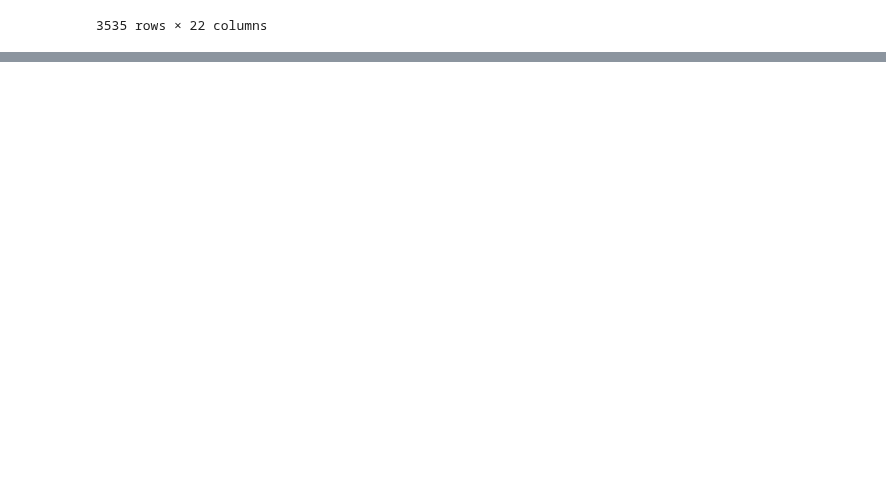
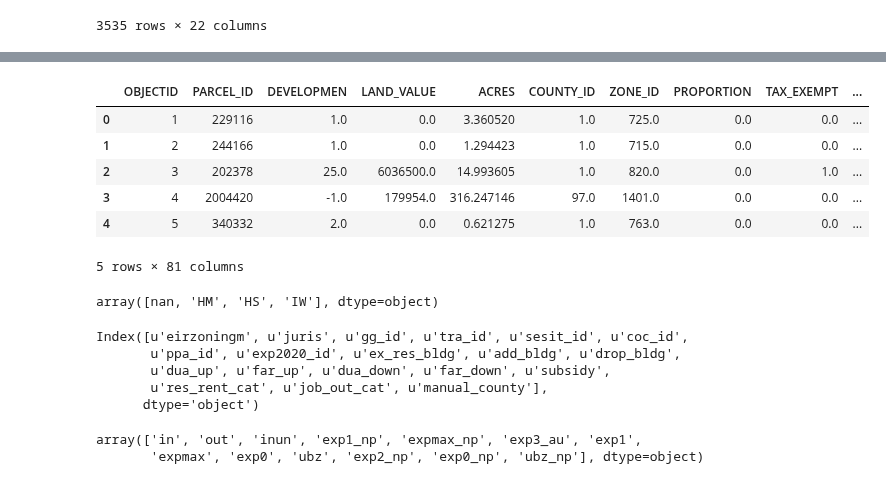
Before and after one commit to BayAreaMetro/petrale, a Jupyter notebook: policies/plu/build_EIR_zoningmods.ipynb, the cells around one changed output, grey strips where cells are left out. Drawn from its saved outputs; the diff is of its cells as text; code cells hidden in the pictures; blank space fills up the shorter version.

Commit message:
add zoningmod for alt2

```diff
--- a/policies/plu/build_EIR_zoningmods.ipynb
+++ b/policies/plu/build_EIR_zoningmods.ipynb
@@ -265,0 +268,3 @@ EIR_modcat_alt1
+# %%
+#read p10_pba50_EIR_attr
+p10_pba50_EIR_attr = pd.read_csv('C:\\Users\\blu\\Box\\Modeling and Surveys\\Urban Modeling\\Bay Area UrbanSim\\PBA50\\Policies\\Zoning Modifications\\p10_pba50_EIR_attr_20210224.csv')
@@ -265,0 +308,57 @@ EIR_modcat_alt1
+# %%
+# collapsed to lookup table based on 'eirzoningm' and EIR geography fields, 'fbpzoningmodcat'
+# was kept to inherent Final Blueprint values
+
+EIR_modcat_df = p10_pba50_EIR_attr_modcat[['ACRES', 'fbpzoningmodcat', 'eirzoningm', 'juris',
+                                           'eir_gg_id', 'eir_tra_id', 'eir_sesit_', 'eir_coc_id',
+                                           'eir_ppa_id', 'eir_exp202', 'ex_res_bldg',
+                                           'add_bldg', 'drop_bldg', 'dua_up', 'far_up',
+                                           'dua_down', 'far_down', 'subsidy', 'res_rent_cat', 'job_out_cat']]
+
+EIR_modcat_df = EIR_modcat_df[['eirzoningm', 'juris',
+                               'eir_gg_id', 'eir_tra_id', 'eir_sesit_', 'eir_coc_id',
+                               'eir_ppa_id', 'eir_exp202', 'ex_res_bldg',
+                               'add_bldg', 'drop_bldg', 'dua_up', 'far_up',
+                               'dua_down', 'far_down', 'subsidy','res_rent_cat', 'job_out_cat']].drop_duplicates()
+
+# rename columns
+EIR_modcat_df.rename(columns = {'eir_gg_id': 'gg_id',
+                                'eir_tra_id': 'tra_id',
+                                'eir_sesit_': 'sesit_id',
+                                'eir_coc_id': 'coc_id',
+                                'eir_ppa_id': 'ppa_id',
+                                'eir_exp202': 'exp2020_id'}, inplace=True)
+
+# add 'manual_county' column
+juris_county = pd.read_csv(r'C:\Users\blu\Documents\GitHub\petrale\zones\jurisdictions\juris_county_id.csv',
+                           usecols = ['juris_name_full', 'county_id'])
+juris_county.columns = ['juris','manual_county']
+
+EIR_modcat_df = EIR_modcat_df.merge(juris_county, on='juris', how='left')
+
+EIR_modcat_df .head()
+# %% [output]
+|  | OBJECTID | PARCEL_ID | DEVELOPMEN | LAND_VALUE | ACRES | COUNTY_ID | ZONE_ID | PROPORTION | TAX_EXEMPT | ... |
+| 0 | 1 | 229116 | 1.0 | 0.0 | 3.360520 | 1.0 | 725.0 | 0.0 | 0.0 | ... |
+| 1 | 2 | 244166 | 1.0 | 0.0 | 1.294423 | 1.0 | 715.0 | 0.0 | 0.0 | ... |
+| 2 | 3 | 202378 | 25.0 | 6036500.0 | 14.993605 | 1.0 | 820.0 | 0.0 | 1.0 | ... |
+| 3 | 4 | 2004420 | -1.0 | 179954.0 | 316.247146 | 97.0 | 1401.0 | 0.0 | 0.0 | ... |
+| 4 | 5 | 340332 | 2.0 | 0.0 | 0.621275 | 1.0 | 763.0 | 0.0 | 0.0 | ... |
+5 rows × 81 columns
+# %%
+EIR_modcat_df.add_bldg.unique()
+# %% [output]
+array([nan, 'HM', 'HS', 'IW'], dtype=object)
+# %%
+EIR_modcat_df.columns
+# %% [output]
+Index([u'eirzoningm', u'juris', u'gg_id', u'tra_id', u'sesit_id', u'coc_id',
+       u'ppa_id', u'exp2020_id', u'ex_res_bldg', u'add_bldg', u'drop_bldg',
+       u'dua_up', u'far_up', u'dua_down', u'far_down', u'subsidy',
+       u'res_rent_cat', u'job_out_cat', u'manual_county'],
+      dtype='object')
+# %%
+EIR_modcat_df.exp2020_id.unique()
+# %% [output]
+array(['in', 'out', 'inun', 'exp1_np', 'expmax_np', 'exp3_au', 'exp1',
+       'expmax', 'exp0', 'ubz', 'exp2_np', 'exp0_np', 'ubz_np'], dtype=object)
```
Also changed, not shown: parts of 9 cells of this notebook.
